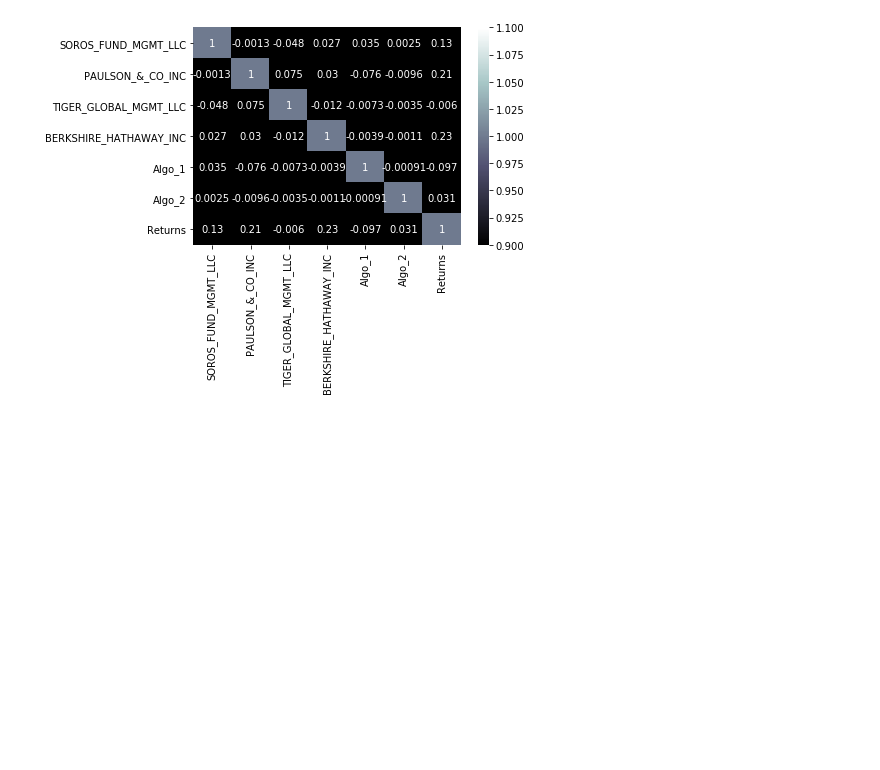
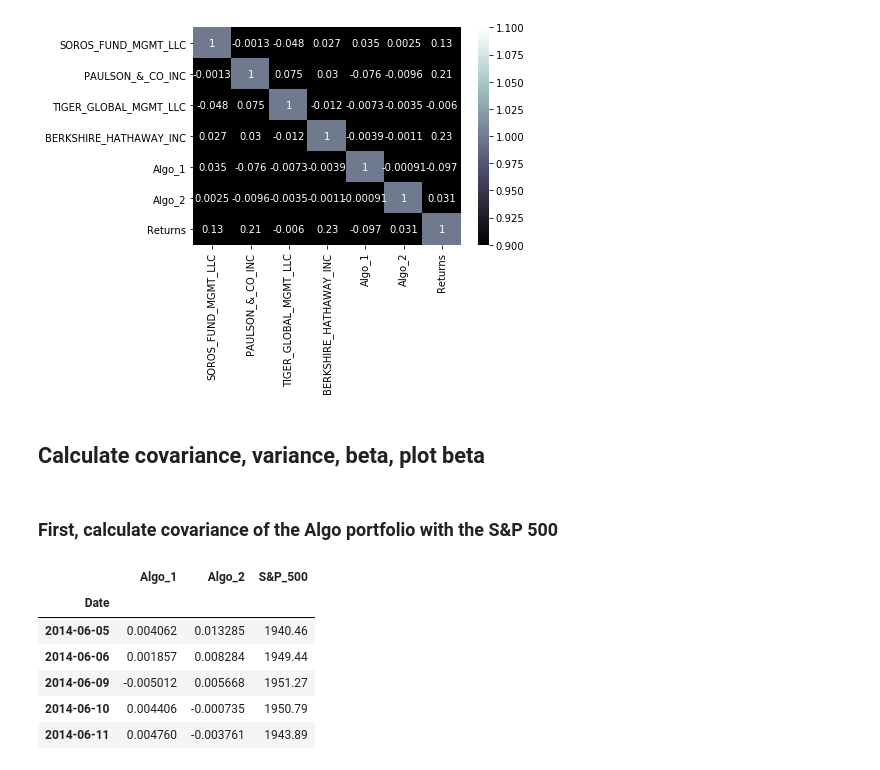
Before and after one commit to yrlbaker/Unit_4_HW, a Jupyter notebook: Whale_HW.ipynb, the cells around one changed output. Cells and saved outputs as stored; diff of their text form; code cells hidden in the pictures; blank space fills up the shorter version.

```diff
--- a/Whale_HW.ipynb
+++ b/Whale_HW.ipynb
@@ -610,0 +602,24 @@ sns.heatmap(correlation, vmin=1, vmax=1, annot=True, cmap="bone")
+# %% [markdown]
+## Calculate covariance, variance, beta, plot beta
+# %% [markdown]
+### First, calculate covariance of the Algo portfolio with the S&P 500
+# %%
+# combine the Algo and S&P 500 dataframes to begin calculating covariance
+covariance_df = pd.concat([algo_df, sp500_df], axis="columns", join="inner")
+
+# Change the appearance of the column names to reflect no spaces
+columns = ["Algo_1", "Algo_2", "S&P_500"]
+covariance_df.columns = columns
+
+# Sort datetime index in ascending order
+covariance_df.sort_index(inplace=True)
+
+covariance_df.head()
+# %% [output]
+|  | Algo_1 | Algo_2 | S&P_500 |
+| Date |  |  |  |
+| 2014-06-05 | 0.004062 | 0.013285 | 1940.46 |
+| 2014-06-06 | 0.001857 | 0.008284 | 1949.44 |
+| 2014-06-09 | -0.005012 | 0.005668 | 1951.27 |
+| 2014-06-10 | 0.004406 | -0.000735 | 1950.79 |
+| 2014-06-11 | 0.004760 | -0.003761 | 1943.89 |
```
Also changed, not shown: parts of 10 cells of this notebook.
